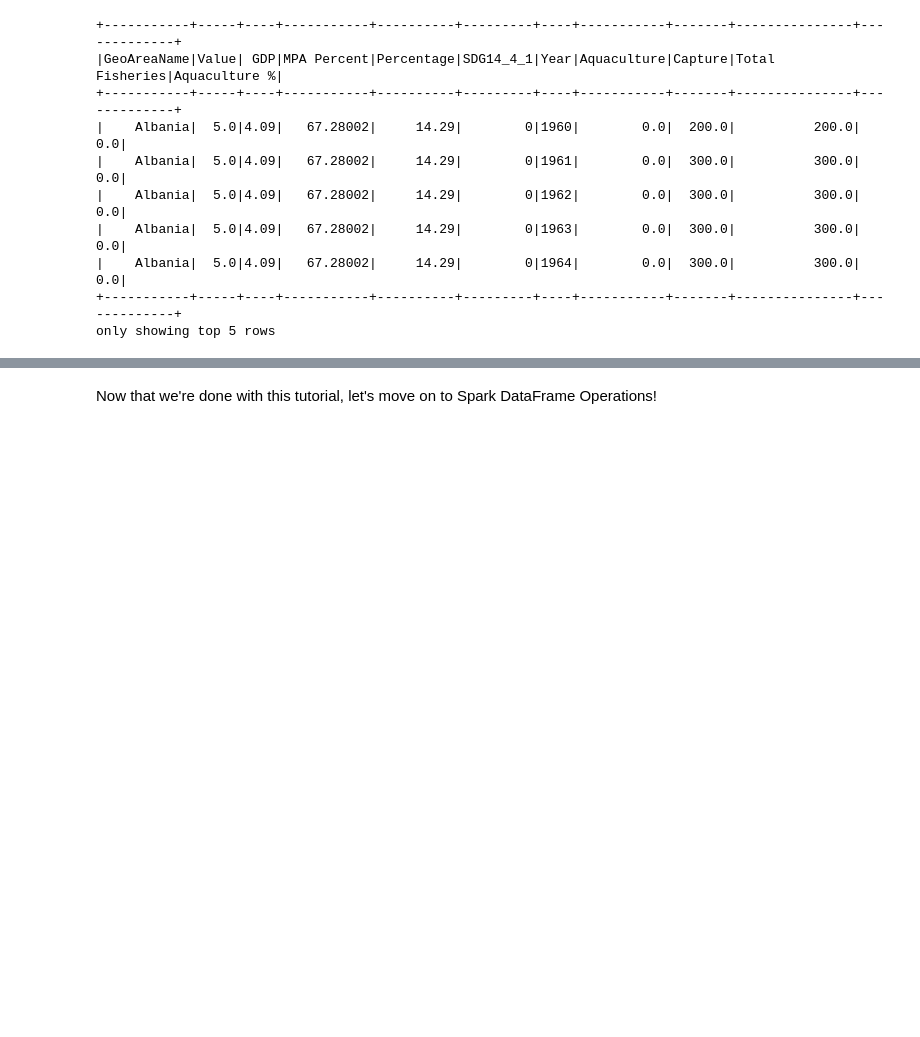
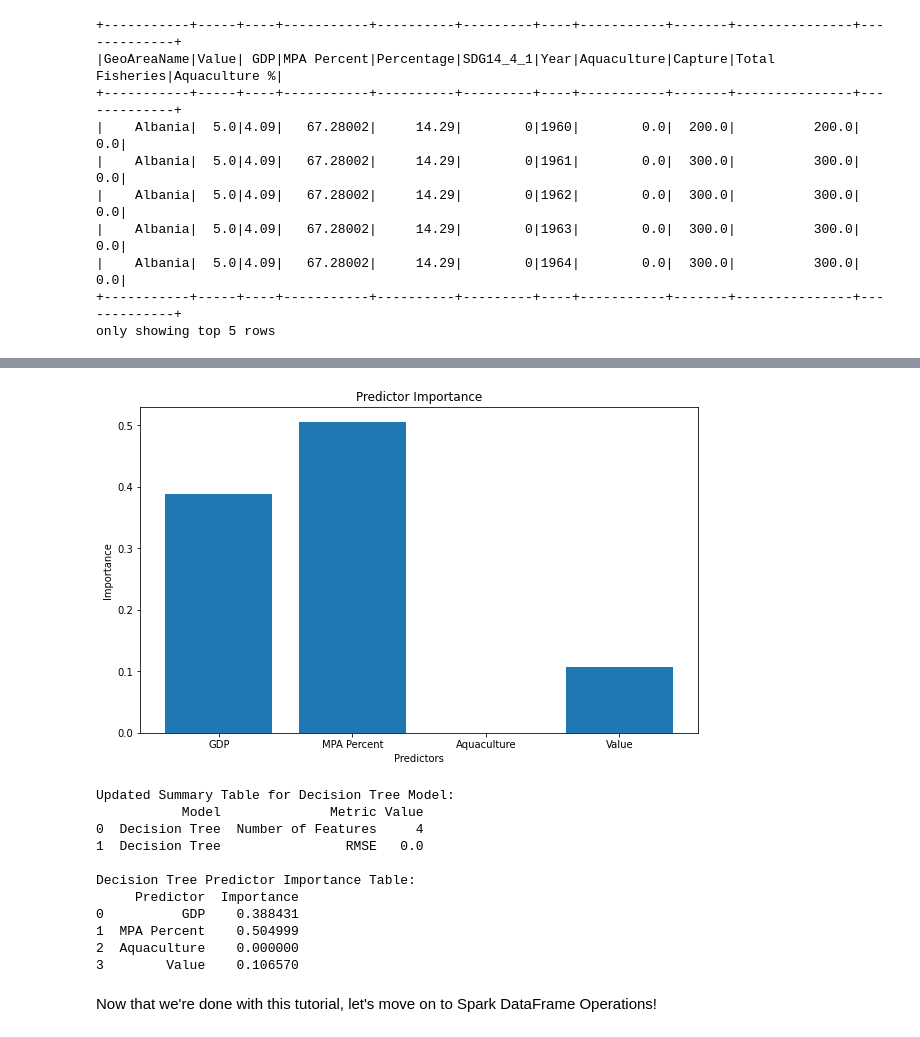
Before and after one commit to abin733/aws-instance-abin733, a Jupyter notebook: Spark DataFrame - CRISP-DM.ipynb, the cells around one changed output, grey strips where cells are left out. Cells and saved outputs as stored; diff of their text form; code cells hidden in the pictures; blank space fills up the shorter version.

```diff
--- a/Spark DataFrame - CRISP-DM.ipynb
+++ b/Spark DataFrame - CRISP-DM.ipynb
@@ -674,2 +627,65 @@ Decision Tree Predictor Importance Table:
+# %%
+# Import necessary libraries
+from pyspark.ml.regression import DecisionTreeRegressor
+from pyspark.ml.feature import VectorAssembler
+from pyspark.ml.evaluation import RegressionEvaluator
+import matplotlib.pyplot as plt
+import pandas as pd
+
+# 1. Define features and target
+features = ["GDP", "MPA Percent", "Aquaculture", "Value"]
+target = "SDG14_4_1"
+
+# 2. Create a Vector Assembler to combine features into a single vector
+vector_assembler = VectorAssembler(inputCols=features, outputCol="features_vector")
+assembled_df = vector_assembler.transform(merged_df)  # Use the Spark DataFrame directly
+
+# 3. Split the data
+train_data, test_data = assembled_df.randomSplit([0.8, 0.2], seed=42)
+
+# 4. Build a Decision Tree model
+dt_model = DecisionTreeRegressor(featuresCol="features_vector", labelCol=target, seed=42)
+dt_model = dt_model.fit(train_data)
+
+# 5. Evaluate the model
+evaluator = RegressionEvaluator(labelCol=target, predictionCol="prediction", metricName="rmse")
+predictions = dt_model.transform(test_data)
+rmse = evaluator.evaluate(predictions)
+
+# 6. Create a summary table
+summary_table = pd.DataFrame(columns=["Model", "Metric", "Value"])
+summary_table = summary_table.append({"Model": "Decision Tree", "Metric": "Number of Features", "Value": len(features)}, ignore_index=True)
+summary_table = summary_table.append({"Model": "Decision Tree", "Metric": "RMSE", "Value": rmse}, ignore_index=True)
+
+# 7. Plot Predictor Importance
+importances = dt_model.featureImportances.toArray()
+plt.figure(figsize=(10, 6))
+plt.bar(features, importances)
+plt.xlabel("Predictors")
+plt.ylabel("Importance")
+plt.title("Predictor Importance")
+plt.show()
+
+# 8. Create the Predictor Importance Table
+predictor_importance_table = pd.DataFrame({"Predictor": features, "Importance": importances})
+
+# Print the updated summary table and predictor importance
+print("Updated Summary Table for Decision Tree Model:")
+print(summary_table)
+print("\nDecision Tree Predictor Importance Table:")
+print(predictor_importance_table)
+# %% [output]
+[figure, added]
+Updated Summary Table for Decision Tree Model:
+           Model              Metric Value
+0  Decision Tree  Number of Features     4
+1  Decision Tree                RMSE   0.0
+
+Decision Tree Predictor Importance Table:
+     Predictor  Importance
+0          GDP    0.388431
+1  MPA Percent    0.504999
+2  Aquaculture    0.000000
+3        Value    0.106570
 # %% [markdown]
 Now that we're done with this tutorial, let's move on to Spark DataFrame Operations!
```
Also changed, not shown: parts of 9 cells of this notebook, 15 other files.
